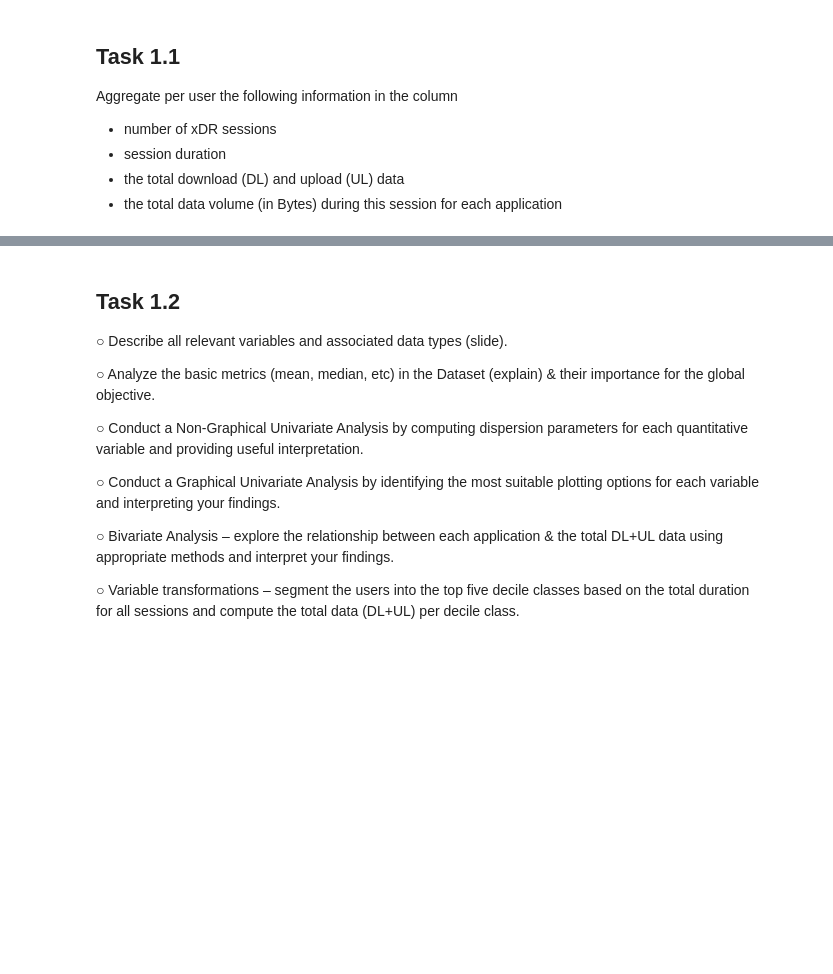
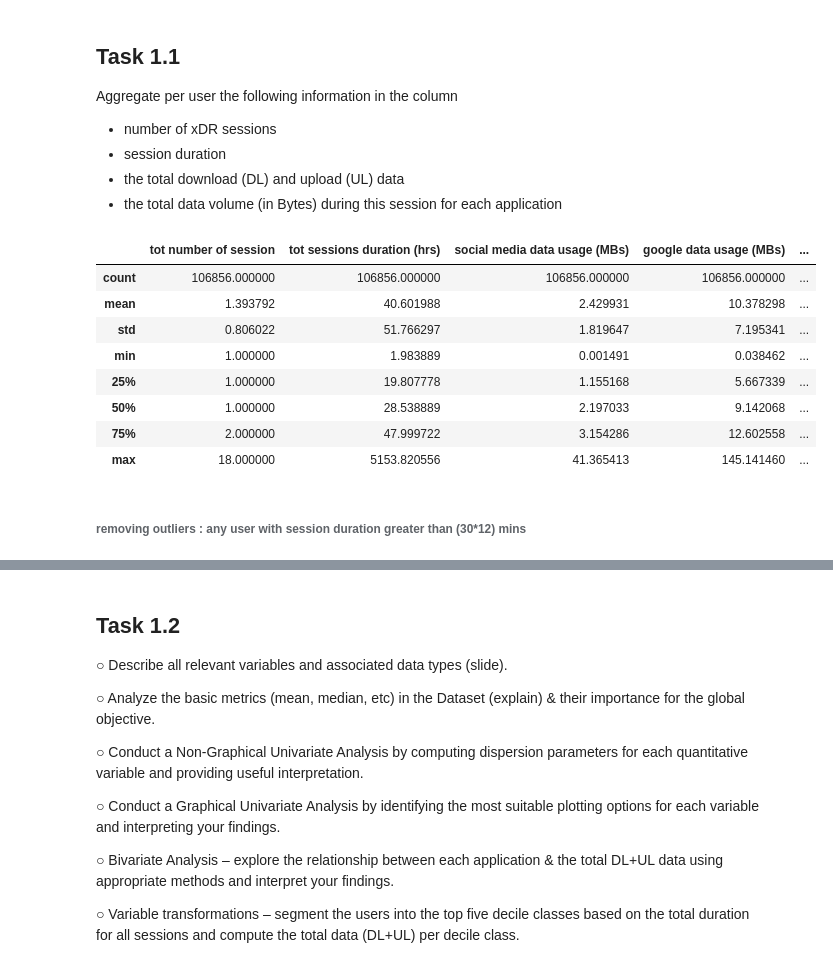
Before and after one commit to JimohAR/it_core_project1, a Jupyter notebook: notebooks/task1_exp.ipynb, the cells around one changed output, grey strips where cells are left out. Cells and saved outputs as stored; diff of their text form; code cells hidden in the pictures; blank space fills up the shorter version.

```diff
--- a/notebooks/task1_exp.ipynb
+++ b/notebooks/task1_exp.ipynb
@@ -99,3 +110,15 @@ aggregates.columns = ["tot number of session", "tot sessions duration (mins)", "
 aggregates = aggregates.drop(index = -999)
 # %%
-aggregates.iloc[1:].describe().style#.set_properties(**{"width": "100px"})
+aggregates.describe().style#.set_properties(**{"width": "100px"})
+# %% [output]
+|  | tot number of session | tot sessions duration (hrs) | social media data usage (MBs) | google data usage (MBs) | ... |
+| count | 106856.000000 | 106856.000000 | 106856.000000 | 106856.000000 | ... |
+| mean | 1.393792 | 40.601988 | 2.429931 | 10.378298 | ... |
+| std | 0.806022 | 51.766297 | 1.819647 | 7.195341 | ... |
+| min | 1.000000 | 1.983889 | 0.001491 | 0.038462 | ... |
+| 25% | 1.000000 | 19.807778 | 1.155168 | 5.667339 | ... |
+| 50% | 1.000000 | 28.538889 | 2.197033 | 9.142068 | ... |
+| 75% | 2.000000 | 47.999722 | 3.154286 | 12.602558 | ... |
+| max | 18.000000 | 5153.820556 | 41.365413 | 145.141460 | ... |
+# %% [markdown]
+###### removing outliers : any user with session duration greater than (30*12) mins
```
Also changed, not shown: parts of 26 cells of this notebook.
